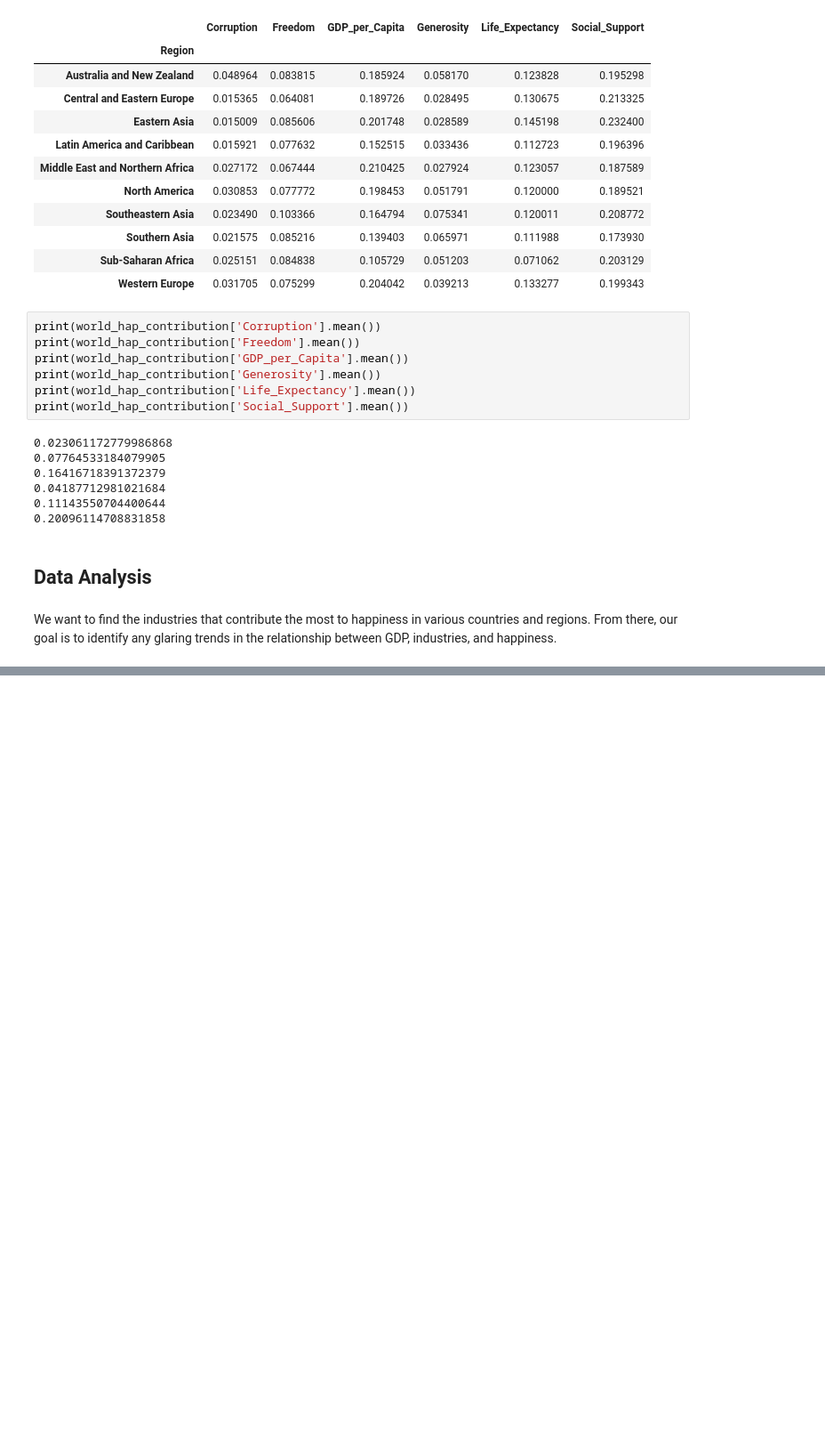
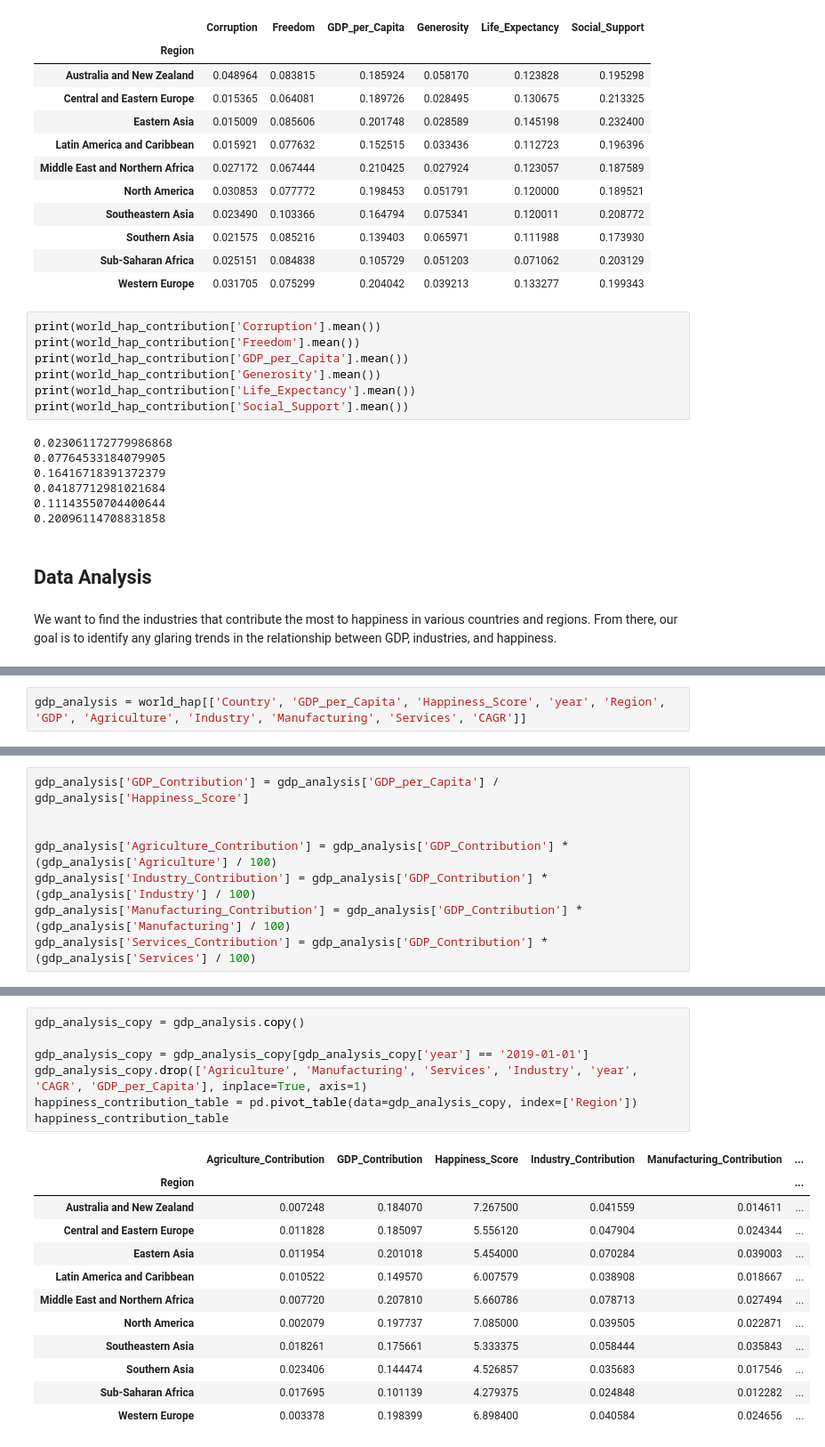
Before and after one commit to apatel31/si330_final_project, a Jupyter notebook: final_project_code.ipynb, the cells around one changed output, grey strips where cells are left out. Shown at 89% size. Saved outputs shown, nothing was run; the diff lists cells and outputs as text; blank space fills up the shorter version.

```diff
--- a/final_project_code.ipynb
+++ b/final_project_code.ipynb
@@ -156,0 +160,2 @@ We want to find the industries that contribute the most to happiness in various
+# %%
+gdp_analysis = world_hap[['Country', 'GDP_per_Capita', 'Happiness_Score', 'year', 'Region', 'GDP', 'Agriculture', 'Industry', 'Manufacturing', 'Services', 'CAGR']]
@@ -156,0 +171,8 @@ We want to find the industries that contribute the most to happiness in various
+# %%
+gdp_analysis['GDP_Contribution'] = gdp_analysis['GDP_per_Capita'] / gdp_analysis['Happiness_Score']
+
+
+gdp_analysis['Agriculture_Contribution'] = gdp_analysis['GDP_Contribution'] * (gdp_analysis['Agriculture'] / 100)
+gdp_analysis['Industry_Contribution'] = gdp_analysis['GDP_Contribution'] * (gdp_analysis['Industry'] / 100)
+gdp_analysis['Manufacturing_Contribution'] = gdp_analysis['GDP_Contribution'] * (gdp_analysis['Manufacturing'] / 100)
+gdp_analysis['Services_Contribution'] = gdp_analysis['GDP_Contribution'] * (gdp_analysis['Services'] / 100)
@@ -156,0 +206,20 @@ We want to find the industries that contribute the most to happiness in various
+# %%
+gdp_analysis_copy = gdp_analysis.copy()
+
+gdp_analysis_copy = gdp_analysis_copy[gdp_analysis_copy['year'] == '2019-01-01']
+gdp_analysis_copy.drop(['Agriculture', 'Manufacturing', 'Services', 'Industry', 'year', 'CAGR', 'GDP_per_Capita'], inplace=True, axis=1)
+happiness_contribution_table = pd.pivot_table(data=gdp_analysis_copy, index=['Region'])
+happiness_contribution_table
+# %% [output]
+|  | Agriculture_Contribution | GDP_Contribution | Happiness_Score | Industry_Contribution | Manufacturing_Contribution | ... |
+| Region |  |  |  |  |  | ... |
+| Australia and New Zealand | 0.007248 | 0.184070 | 7.267500 | 0.041559 | 0.014611 | ... |
+| Central and Eastern Europe | 0.011828 | 0.185097 | 5.556120 | 0.047904 | 0.024344 | ... |
+| Eastern Asia | 0.011954 | 0.201018 | 5.454000 | 0.070284 | 0.039003 | ... |
+| Latin America and Caribbean | 0.010522 | 0.149570 | 6.007579 | 0.038908 | 0.018667 | ... |
+| Middle East and Northern Africa | 0.007720 | 0.207810 | 5.660786 | 0.078713 | 0.027494 | ... |
+| North America | 0.002079 | 0.197737 | 7.085000 | 0.039505 | 0.022871 | ... |
+| Southeastern Asia | 0.018261 | 0.175661 | 5.333375 | 0.058444 | 0.035843 | ... |
+| Southern Asia | 0.023406 | 0.144474 | 4.526857 | 0.035683 | 0.017546 | ... |
+| Sub-Saharan Africa | 0.017695 | 0.101139 | 4.279375 | 0.024848 | 0.012282 | ... |
+| Western Europe | 0.003378 | 0.198399 | 6.898400 | 0.040584 | 0.024656 | ... |
```
Also changed, not shown: parts of 4 cells of this notebook.
